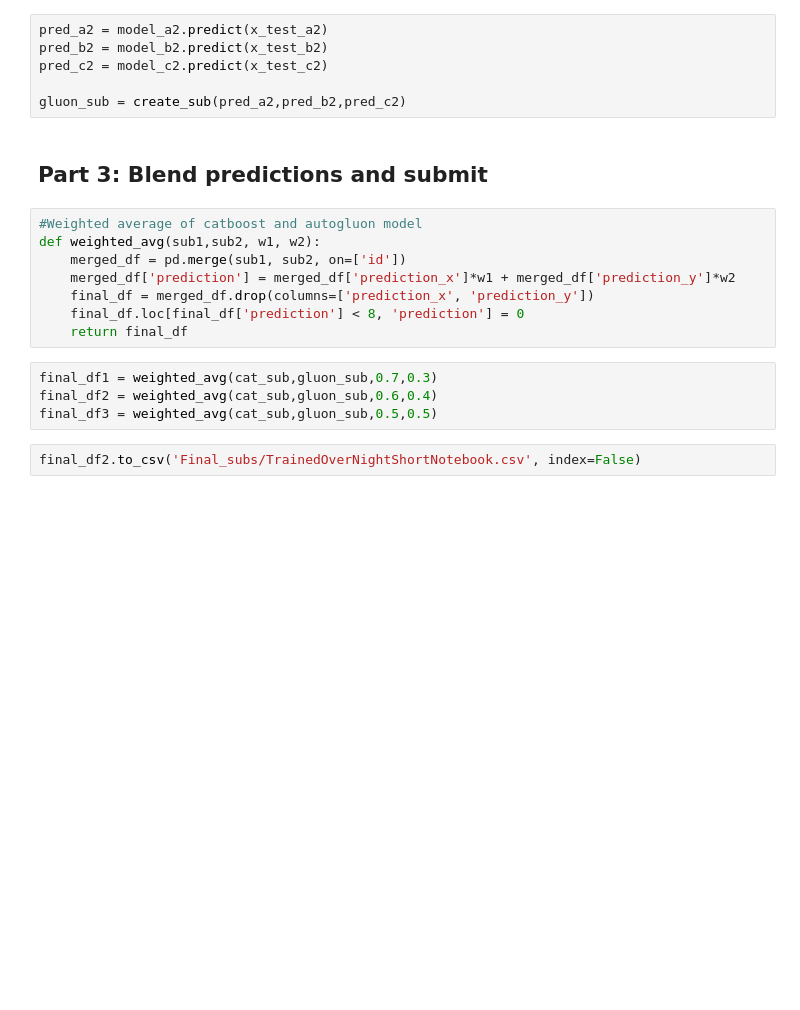
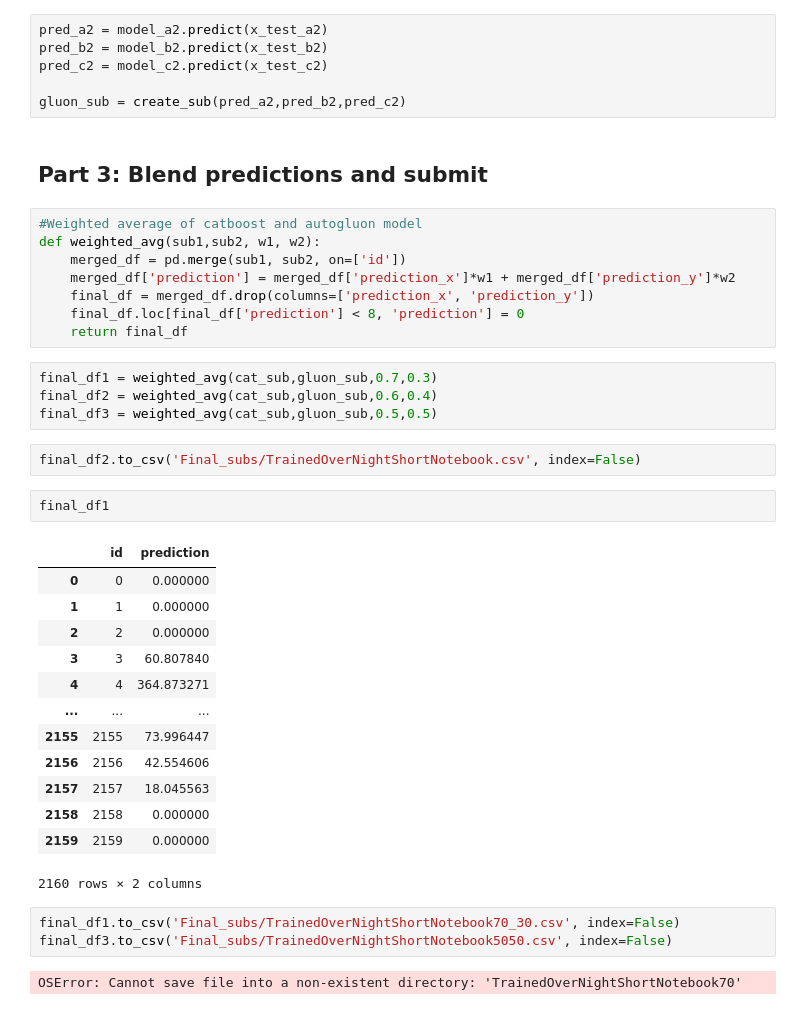
Before and after one commit to henningolweus/MLprosjekt, a Jupyter notebook: data/Short_notebook1.ipynb, the cells around one changed output. Cells and saved outputs as stored; diff of their text form; blank space fills up the shorter version.

Commit message:
Short notebook first try

```diff
--- a/data/Short_notebook1.ipynb
+++ b/data/Short_notebook1.ipynb
@@ -487,3 +498,24 @@ final_df2 = weighted_avg(cat_sub,gluon_sub,0.6,0.4)
 final_df3 = weighted_avg(cat_sub,gluon_sub,0.5,0.5)
 # %%
 final_df2.to_csv('Final_subs/TrainedOverNightShortNotebook.csv', index=False)
+# %%
+final_df1
+# %% [output]
+|  | id | prediction |
+| 0 | 0 | 0.000000 |
+| 1 | 1 | 0.000000 |
+| 2 | 2 | 0.000000 |
+| 3 | 3 | 60.807840 |
+| 4 | 4 | 364.873271 |
+| ... | ... | ... |
+| 2155 | 2155 | 73.996447 |
+| 2156 | 2156 | 42.554606 |
+| 2157 | 2157 | 18.045563 |
+| 2158 | 2158 | 0.000000 |
+| 2159 | 2159 | 0.000000 |
+2160 rows × 2 columns
+# %%
+final_df1.to_csv('Final_subs/TrainedOverNightShortNotebook70_30.csv', index=False)
+final_df3.to_csv('Final_subs/TrainedOverNightShortNotebook5050.csv', index=False)
+# %% [output]
+OSError: Cannot save file into a non-existent directory: 'TrainedOverNightShortNotebook70'
```
Also changed, not shown: parts of 3 cells of this notebook, 3 other files.
